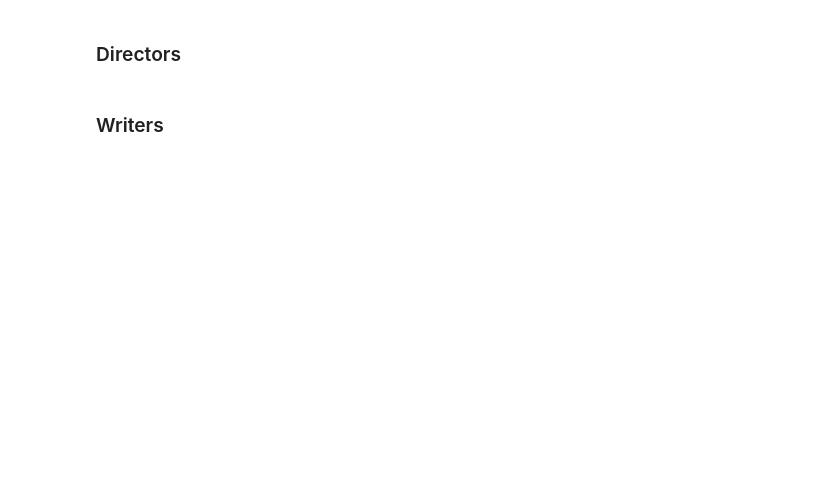
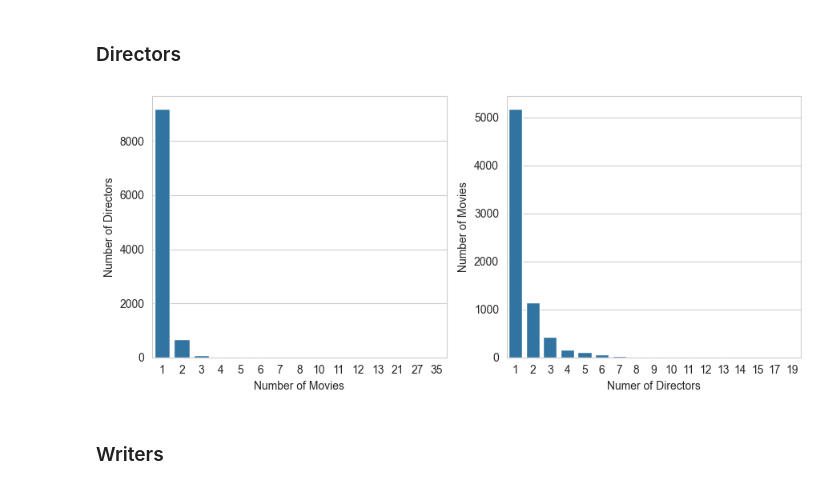
Before and after one commit to 8toz/BigDataProject_IMDB, a Jupyter notebook: duck_db_pipeline.ipynb, the cells around one changed output. Cells and saved outputs as stored; diff of their text form; code cells hidden in the pictures; blank space fills up the shorter version.

```diff
--- a/duck_db_pipeline.ipynb
+++ b/duck_db_pipeline.ipynb
@@ -108,4 +116,32 @@ plt.show()
 # %% [markdown]
 ### Directors
+# %%
+con = duckdb.connect(database=DATABASE_PATH, read_only=False)
+directing = con.execute('''select * from directing''').fetch_df()
+directing.shape
+con.close()
+# %%
+# Counting the number of directors per movie
+director_counts = directing.groupby("movie_id").count()["director_id"].value_counts()
+# Counting the number of movies directed by each director
+movie_counts = directing.groupby("director_id").count()["movie_id"].value_counts()
+
+# Creating a figure with two subplots
+plt.figure(figsize=(9, 4))
+
+# Subplot 1: Distribution of movies directed by directors
+plt.subplot(1, 2, 1)
+sns.barplot(x=director_counts.index, y=director_counts.values)
+plt.xlabel("Number of Movies")
+plt.ylabel("Number of Directors")
+
+plt.subplot(1, 2, 2)
+sns.barplot(x=movie_counts.index, y=movie_counts.values)
+plt.xlabel("Numer of Directors")
+plt.ylabel("Number of Movies")
+plt.tight_layout()
+plt.show()
+# %% [output]
+[figure, added]
 # %% [markdown]
 ### Writers
```
Also changed, not shown: parts of 8 cells of this notebook, 5 other files.
